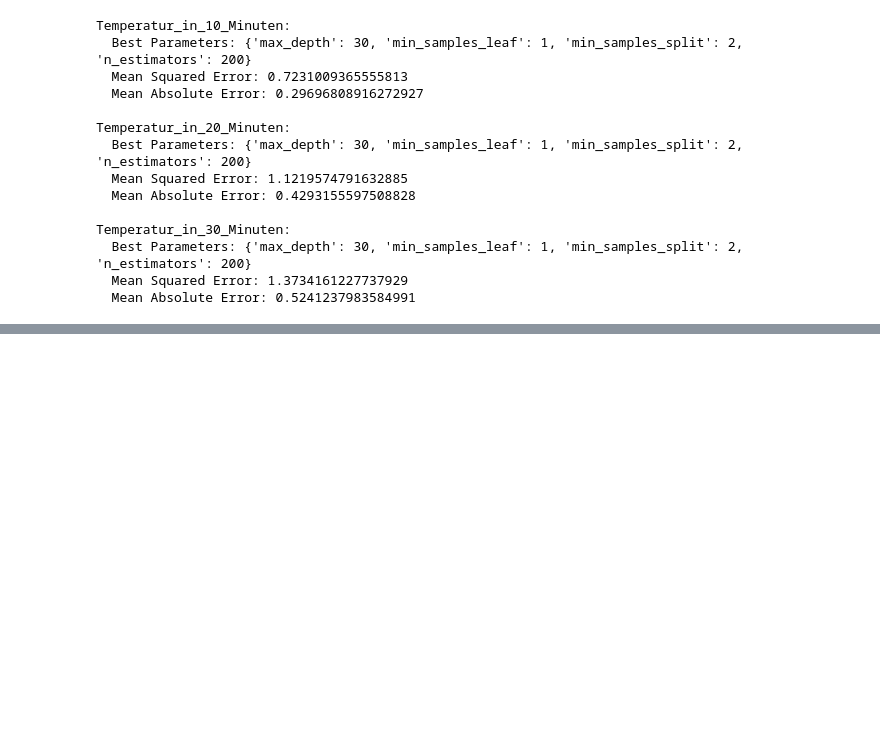
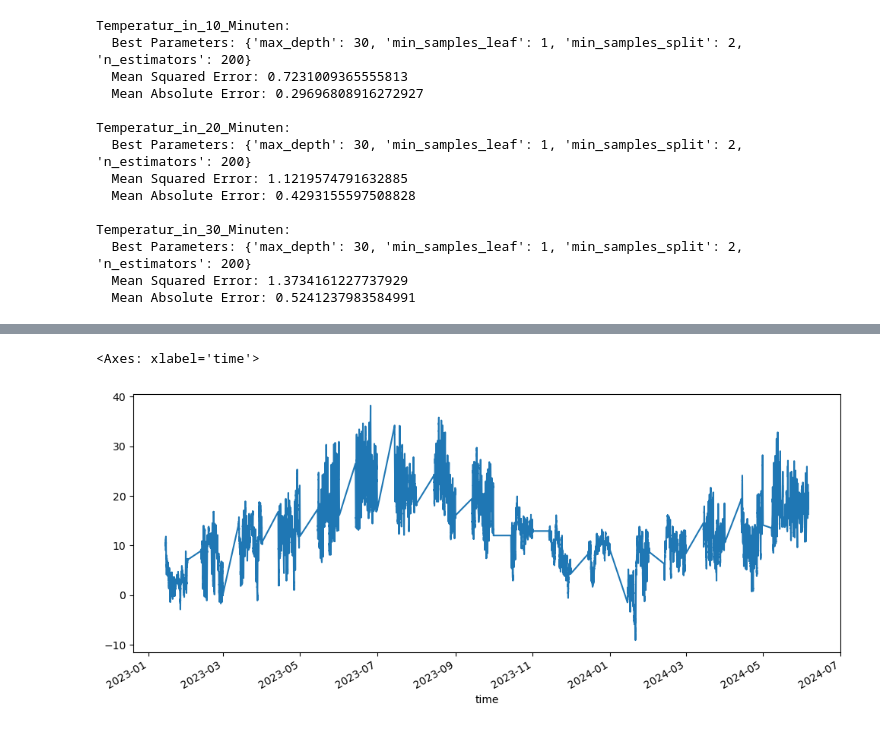
Before and after one commit to Ben99192/Umweltmonitoring_Projekt, a Jupyter notebook: ML_Modell.ipynb, the cells around one changed output, grey strips where cells are left out. Drawn from its saved outputs; the diff is of its cells as text; code cells hidden in the pictures; blank space fills up the shorter version.

```diff
--- a/ML_Modell.ipynb
+++ b/ML_Modell.ipynb
@@ -44,6 +44,9 @@ cursor.close()
 connection.close()
 # %% [output]
 Verbindung zur Datenbank erfolgreich hergestellt.
+# %%
+# Sicherstellen, dass 'time' als Datetime-Objekt erkannt wird
+df['time'] = pd.to_datetime(df['time'])
 # %% [markdown]
 ### Random Forest Modell
 # %%
@@ -170,0 +193,11 @@ Temperatur_in_30_Minuten:
+# %%
+# Daten für eine Wetterstation extrahieren
+station_id = "5ae4a726223bd80019a367a6"
+station_data = df[df['senseid_fk'] == station_id]
+
+# Sortieren nach Zeit
+station_data = station_data.sort_values(by='time')
+
+# Zeit und Temperatur als Zeitreihe
+station_data.set_index('time', inplace=True)
+temperature_series = station_data['temperature']
@@ -170,0 +221,5 @@ Temperatur_in_30_Minuten:
+# %%
+station_data['temperature'].plot(figsize=(12,5))
+# %% [output]
+<Axes: xlabel='time'>
+[figure, added]
```
Also changed, not shown: parts of 14 cells of this notebook.
